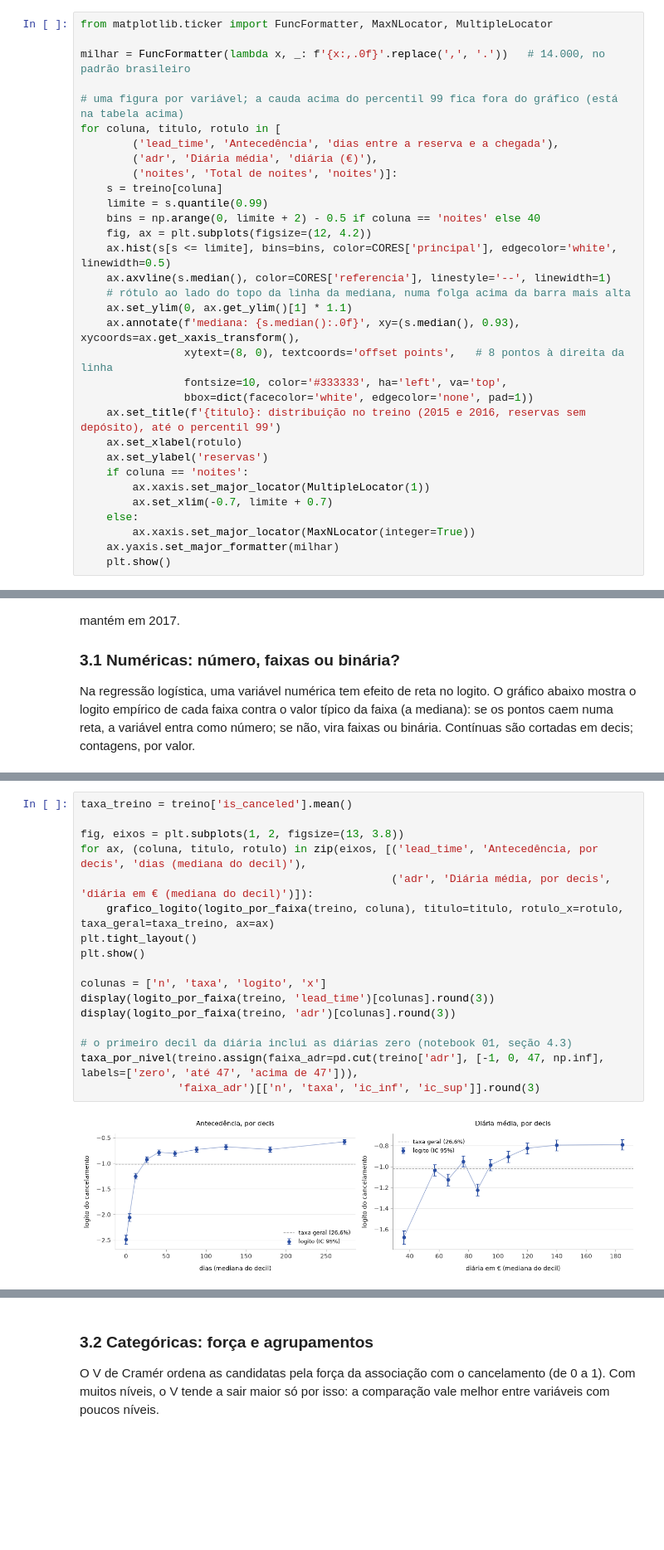
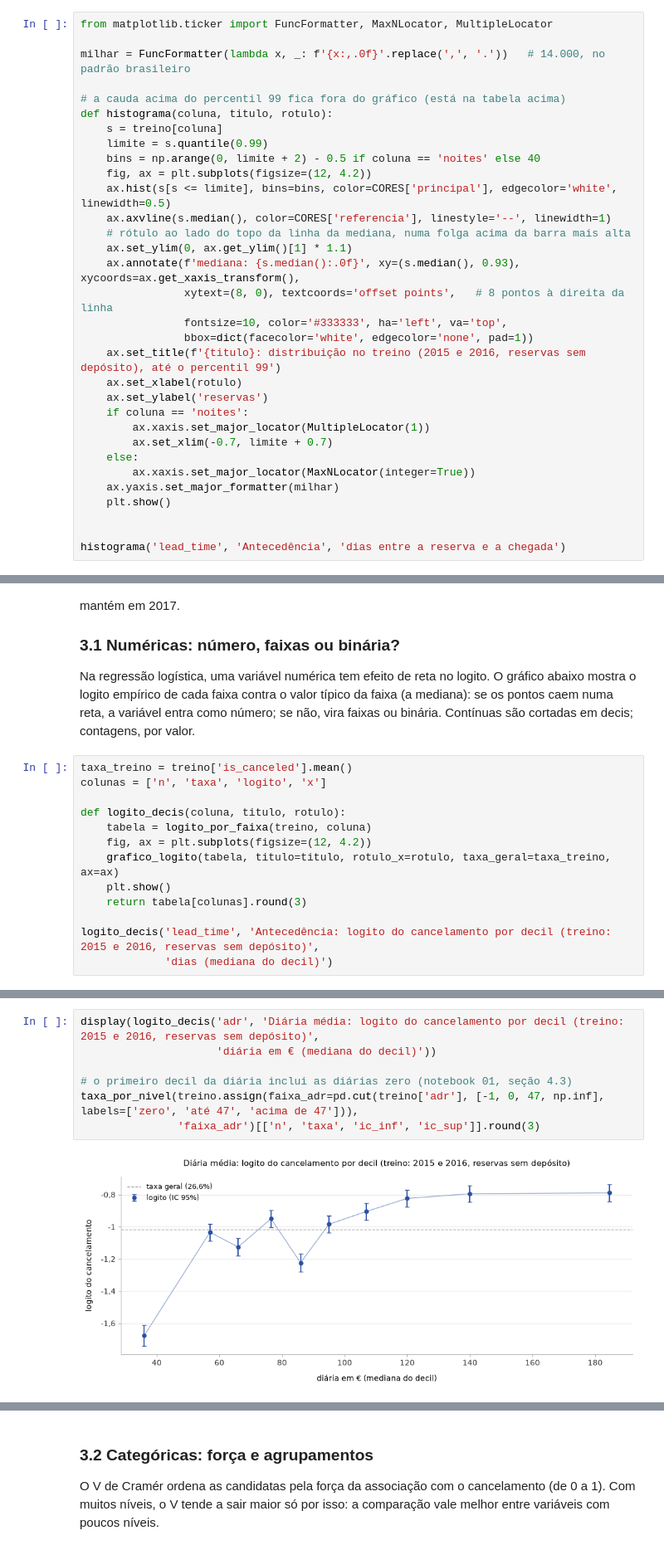
Before and after one commit to acrosatto/comunicacao-dados-mba, a Jupyter notebook: analise/ana/02_variaveis.ipynb, the cells around one changed output, grey strips where cells are left out. Shown at 83% size. Cells and saved outputs as stored; diff of their text form; blank space fills up the shorter version.

```diff
--- a/analise/ana/02_variaveis.ipynb
+++ b/analise/ana/02_variaveis.ipynb
@@ -96,11 +102,8 @@ from matplotlib.ticker import FuncFormatter, MaxNLocator, MultipleLocator
 
 milhar = FuncFormatter(lambda x, _: f'{x:,.0f}'.replace(',', '.'))   # 14.000, no padrão brasileiro
 
-# uma figura por variável; a cauda acima do percentil 99 fica fora do gráfico (está na tabela acima)
-for coluna, titulo, rotulo in [
-        ('lead_time', 'Antecedência', 'dias entre a reserva e a chegada'),
-        ('adr', 'Diária média', 'diária (€)'),
-        ('noites', 'Total de noites', 'noites')]:
+# a cauda acima do percentil 99 fica fora do gráfico (está na tabela acima)
+def histograma(coluna, titulo, rotulo):
     s = treino[coluna]
     limite = s.quantile(0.99)
     bins = np.arange(0, limite + 2) - 0.5 if coluna == 'noites' else 40
@@ -123,5 +126,8 @@ for coluna, titulo, rotulo in [
         ax.xaxis.set_major_locator(MaxNLocator(integer=True))
     ax.yaxis.set_major_formatter(milhar)
     plt.show()
+
+
+histograma('lead_time', 'Antecedência', 'dias entre a reserva e a chegada')
 # %% [output]
 [figure]
@@ -268,3 +290,16 @@ Tudo no **treino** (2015 e 2016, no escopo). O teste só aparece quando a pergun
 ### 3.1 Numéricas: número, faixas ou binária?
 
 Na regressão logística, uma variável numérica tem efeito de reta no logito. O gráfico abaixo mostra o logito empírico de cada faixa contra o valor típico da faixa (a mediana): se os pontos caem numa reta, a variável entra como número; se não, vira faixas ou binária. Contínuas são cortadas em decis; contagens, por valor.
+# %%
+taxa_treino = treino['is_canceled'].mean()
+colunas = ['n', 'taxa', 'logito', 'x']
+
+def logito_decis(coluna, titulo, rotulo):
+    tabela = logito_por_faixa(treino, coluna)
+    fig, ax = plt.subplots(figsize=(12, 4.2))
+    grafico_logito(tabela, titulo=titulo, rotulo_x=rotulo, taxa_geral=taxa_treino, ax=ax)
+    plt.show()
+    return tabela[colunas].round(3)
+
+logito_decis('lead_time', 'Antecedência: logito do cancelamento por decil (treino: 2015 e 2016, reservas sem depósito)',
+             'dias (mediana do decil)')
@@ -271,20 +324,10 @@ Na regressão logística, uma variável numérica tem efeito de reta no logito.
 # %%
-taxa_treino = treino['is_canceled'].mean()
-
-fig, eixos = plt.subplots(1, 2, figsize=(13, 3.8))
-for ax, (coluna, titulo, rotulo) in zip(eixos, [('lead_time', 'Antecedência, por decis', 'dias (mediana do decil)'),
-                                                ('adr', 'Diária média, por decis', 'diária em € (mediana do decil)')]):
-    grafico_logito(logito_por_faixa(treino, coluna), titulo=titulo, rotulo_x=rotulo, taxa_geral=taxa_treino, ax=ax)
-plt.tight_layout()
-plt.show()
-
-colunas = ['n', 'taxa', 'logito', 'x']
-display(logito_por_faixa(treino, 'lead_time')[colunas].round(3))
-display(logito_por_faixa(treino, 'adr')[colunas].round(3))
+display(logito_decis('adr', 'Diária média: logito do cancelamento por decil (treino: 2015 e 2016, reservas sem depósito)',
+                     'diária em € (mediana do decil)'))
 
 # o primeiro decil da diária inclui as diárias zero (notebook 01, seção 4.3)
 taxa_por_nivel(treino.assign(faixa_adr=pd.cut(treino['adr'], [-1, 0, 47, np.inf], labels=['zero', 'até 47', 'acima de 47'])),
                'faixa_adr')[['n', 'taxa', 'ic_inf', 'ic_sup']].round(3)
 # %% [output]
-[figure, old version]
+[figure, new version]
 |  | n | taxa | logito | x |
```
Also changed, not shown: parts of 60 cells of this notebook, 2 other files.
